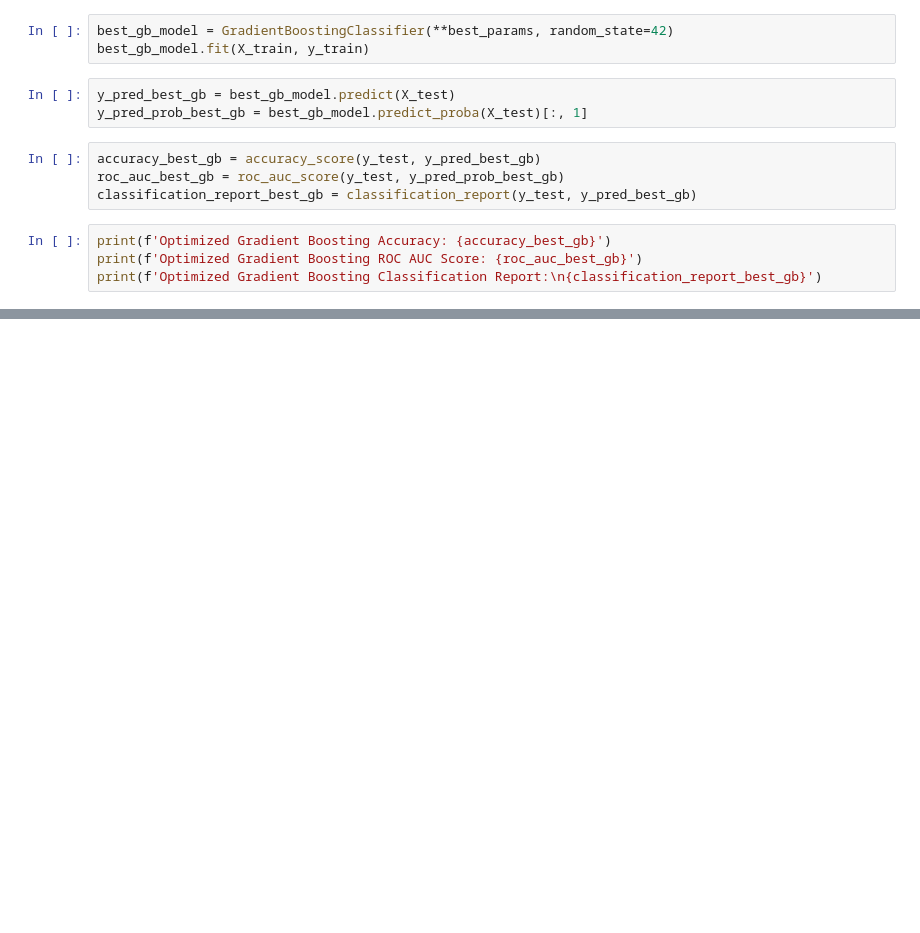
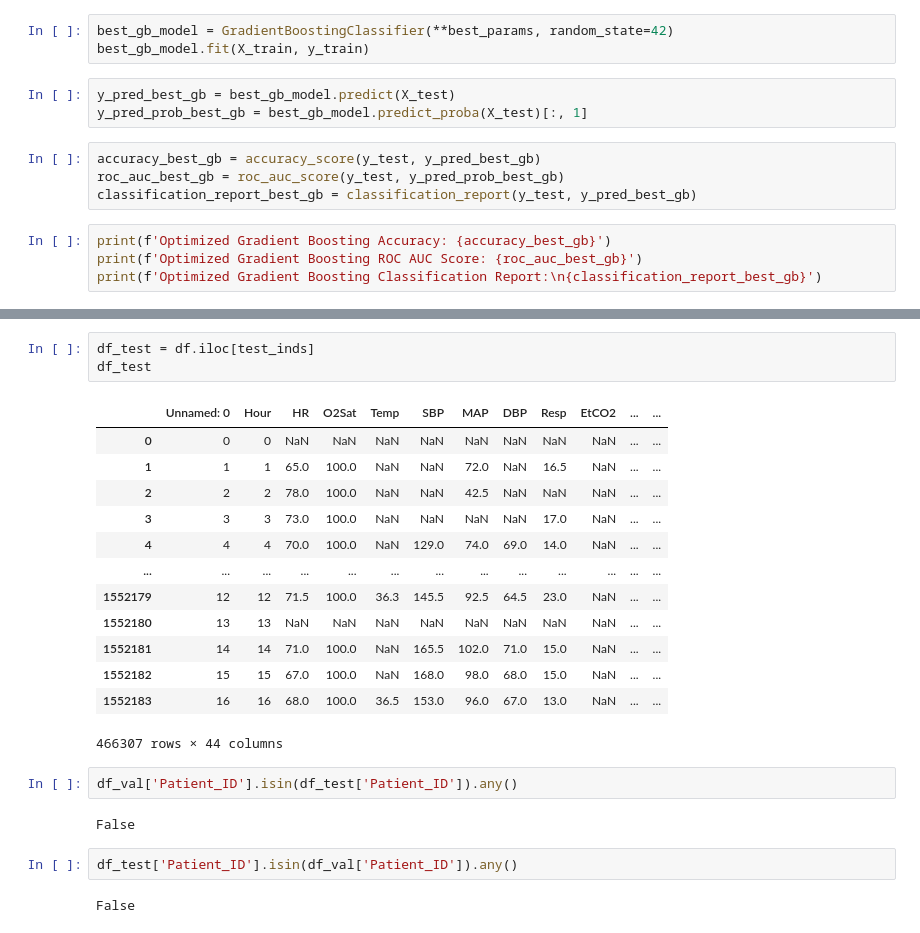
Before and after one commit to Rishab-KH/Early-Sepsis-Prediction, a Jupyter notebook: notebooks/initialAnalysisSepsisClassification.ipynb, the cells around one changed output, grey strips where cells are left out. Cells and saved outputs as stored; diff of their text form; blank space fills up the shorter version.

```diff
--- a/initialAnalysisSepsisClassification.ipynb
+++ b/notebooks/initialAnalysisSepsisClassification.ipynb
@@ -289,0 +521,25 @@ print(f'Optimized Gradient Boosting Classification Report:\n{classification_repo
+# %%
+df_test = df.iloc[test_inds]
+df_test
+# %% [output]
+|  | Unnamed: 0 | Hour | HR | O2Sat | Temp | SBP | MAP | DBP | Resp | EtCO2 | ... | ... |
+| 0 | 0 | 0 | NaN | NaN | NaN | NaN | NaN | NaN | NaN | NaN | ... | ... |
+| 1 | 1 | 1 | 65.0 | 100.0 | NaN | NaN | 72.0 | NaN | 16.5 | NaN | ... | ... |
+| 2 | 2 | 2 | 78.0 | 100.0 | NaN | NaN | 42.5 | NaN | NaN | NaN | ... | ... |
+| 3 | 3 | 3 | 73.0 | 100.0 | NaN | NaN | NaN | NaN | 17.0 | NaN | ... | ... |
+| 4 | 4 | 4 | 70.0 | 100.0 | NaN | 129.0 | 74.0 | 69.0 | 14.0 | NaN | ... | ... |
+| ... | ... | ... | ... | ... | ... | ... | ... | ... | ... | ... | ... | ... |
+| 1552179 | 12 | 12 | 71.5 | 100.0 | 36.3 | 145.5 | 92.5 | 64.5 | 23.0 | NaN | ... | ... |
+| 1552180 | 13 | 13 | NaN | NaN | NaN | NaN | NaN | NaN | NaN | NaN | ... | ... |
+| 1552181 | 14 | 14 | 71.0 | 100.0 | NaN | 165.5 | 102.0 | 71.0 | 15.0 | NaN | ... | ... |
+| 1552182 | 15 | 15 | 67.0 | 100.0 | NaN | 168.0 | 98.0 | 68.0 | 15.0 | NaN | ... | ... |
+| 1552183 | 16 | 16 | 68.0 | 100.0 | 36.5 | 153.0 | 96.0 | 67.0 | 13.0 | NaN | ... | ... |
+466307 rows × 44 columns
+# %%
+df_val['Patient_ID'].isin(df_test['Patient_ID']).any()
+# %% [output]
+False
+# %%
+df_test['Patient_ID'].isin(df_val['Patient_ID']).any()
+# %% [output]
+False
```
Also changed, not shown: parts of 24 cells of this notebook, 3 other files.
